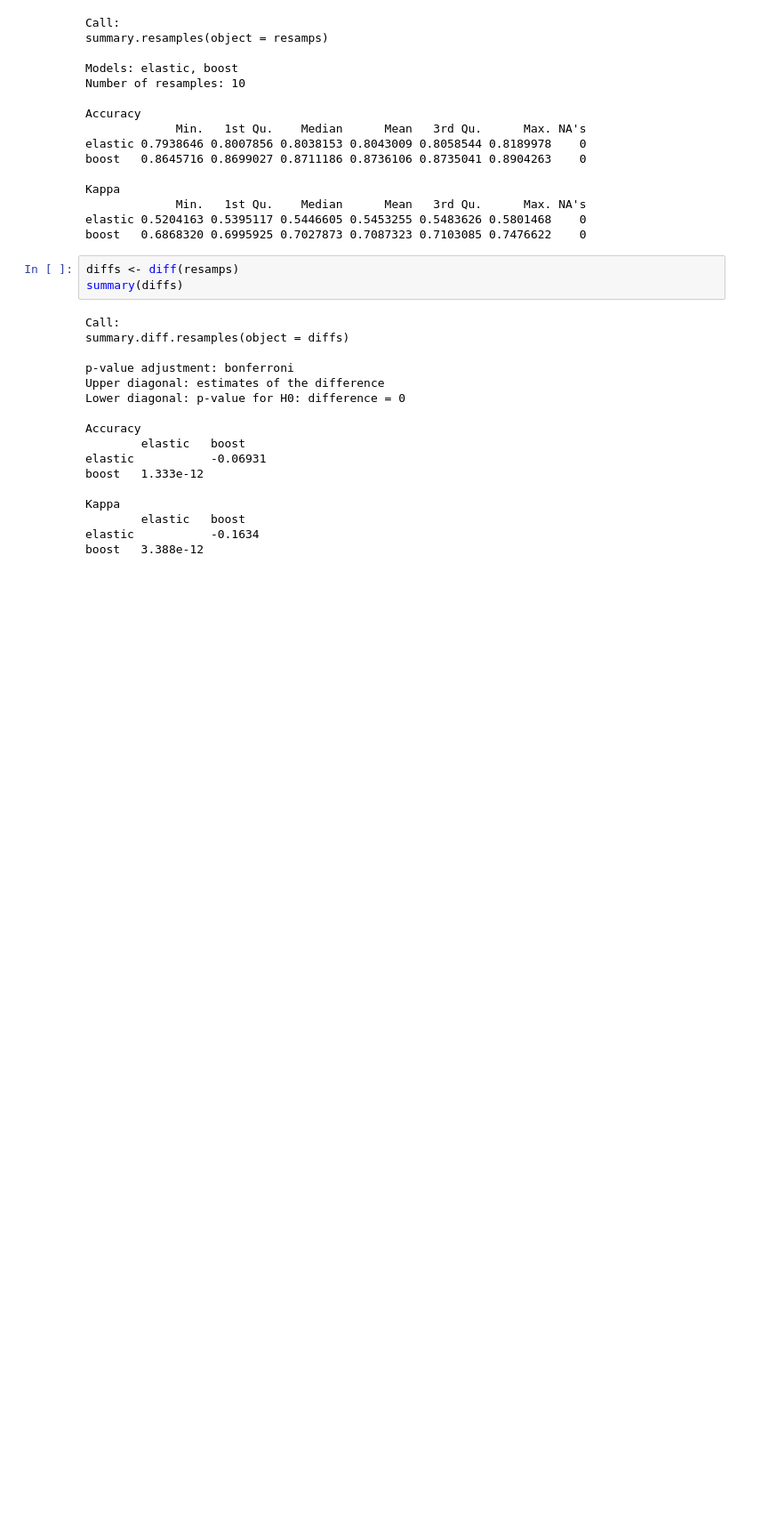
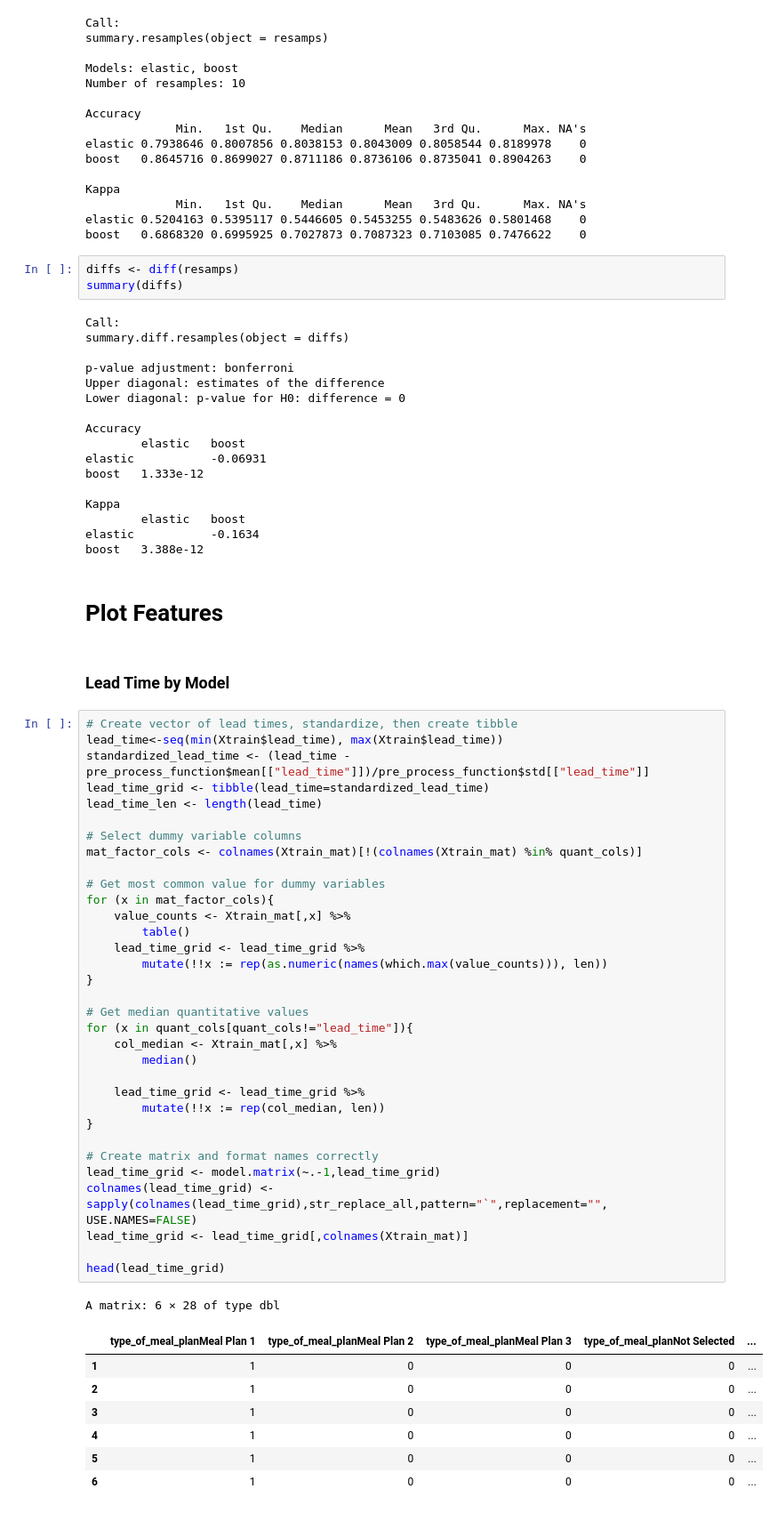
Before and after one commit to andrewit3/STAT656Project, a Jupyter notebook: FinalProject/train_models.ipynb, the cells around one changed output. Shown: that part at 89% size. Drawn from its saved outputs; the diff is of its cells as text; blank space fills up the shorter version.

```diff
--- a/FinalProject/train_models.ipynb
+++ b/FinalProject/train_models.ipynb
@@ -402,3 +411,49 @@ Kappa
         elastic   boost
 elastic           -0.1634
 boost   3.388e-12
+# %% [markdown]
+# Plot Features
+# %% [markdown]
+### Lead Time by Model
+# %%
+# Create vector of lead times, standardize, then create tibble
+lead_time<-seq(min(Xtrain$lead_time), max(Xtrain$lead_time))
+standardized_lead_time <- (lead_time - pre_process_function$mean[["lead_time"]])/pre_process_function$std[["lead_time"]]
+lead_time_grid <- tibble(lead_time=standardized_lead_time)
+lead_time_len <- length(lead_time)
+
+# Select dummy variable columns
+mat_factor_cols <- colnames(Xtrain_mat)[!(colnames(Xtrain_mat) %in% quant_cols)]
+
+# Get most common value for dummy variables
+for (x in mat_factor_cols){
+    value_counts <- Xtrain_mat[,x] %>%
+        table()
+    lead_time_grid <- lead_time_grid %>%
+        mutate(!!x := rep(as.numeric(names(which.max(value_counts))), len))
+}
+
+# Get median quantitative values
+for (x in quant_cols[quant_cols!="lead_time"]){
+    col_median <- Xtrain_mat[,x] %>%
+        median()
+
+    lead_time_grid <- lead_time_grid %>%
+        mutate(!!x := rep(col_median, len))
+}
+
+# Create matrix and format names correctly
+lead_time_grid <- model.matrix(~.-1,lead_time_grid)
+colnames(lead_time_grid) <- sapply(colnames(lead_time_grid),str_replace_all,pattern="`",replacement="", USE.NAMES=FALSE)
+lead_time_grid <- lead_time_grid[,colnames(Xtrain_mat)]
+
+head(lead_time_grid)
+# %% [output]
+A matrix: 6 × 28 of type dbl
+|  | type_of_meal_planMeal Plan 1 | type_of_meal_planMeal Plan 2 | type_of_meal_planMeal Plan 3 | type_of_meal_planNot Selected | ... |
+| 1 | 1 | 0 | 0 | 0 | ... |
+| 2 | 1 | 0 | 0 | 0 | ... |
+| 3 | 1 | 0 | 0 | 0 | ... |
+| 4 | 1 | 0 | 0 | 0 | ... |
+| 5 | 1 | 0 | 0 | 0 | ... |
+| 6 | 1 | 0 | 0 | 0 | ... |
```
Also changed, not shown: parts of 15 cells of this notebook, 3 other files.
